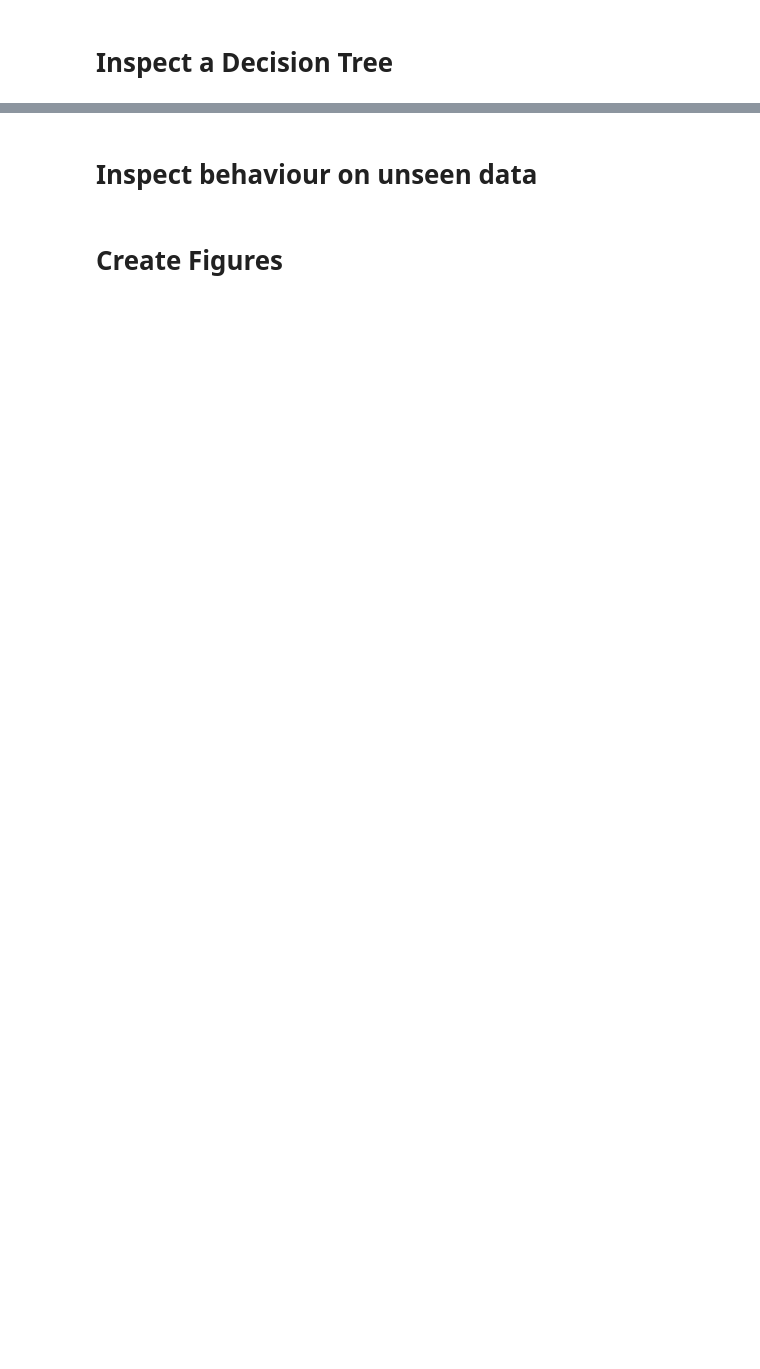
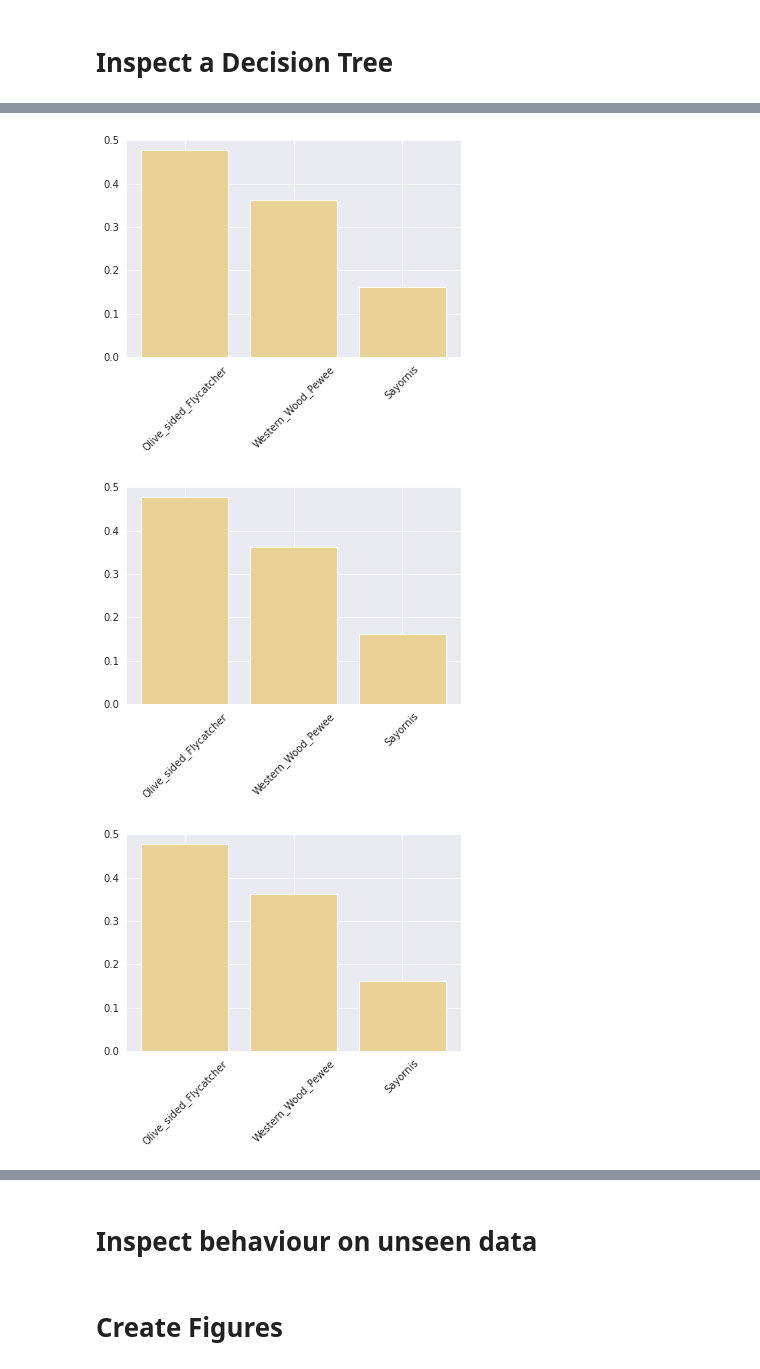
Before and after one commit to stefanwezel/urdtc, a Jupyter notebook: uRDTC.ipynb, the cells around one changed output, grey strips where cells are left out. Drawn from its saved outputs; the diff is of its cells as text; code cells hidden in the pictures; blank space fills up the shorter version.

```diff
--- a/uRDTC.ipynb
+++ b/uRDTC.ipynb
@@ -1535,7 +1535,7 @@ cnn_out_size = 2048
 
 # initiate the observer classifier model
 model = OC('xoc', len(classes), 'dropoutcnn', in_channels,
-            cnn_out_size, dataset, 2, 40, # 13 worked
+            cnn_out_size, dataset, 3, 40, # 13 worked
             attribute_size, attribute_mtx, attribute_coef,
             hidden_size, tau_initial=5,
             use_pretrained=False, shallow=False)
@@ -1598,9 +1598,9 @@ model.set_scheduler(scheduler)
 ##h
 # model.strategy = 'randRDTC'
 # model.strategy = 'remRDTC'
-# model.strategy = 'extRDTC'
+model.strategy = 'extRDTC'
 ##hook
-model.strategy = 'aRDTC'
+# model.strategy = 'aRDTC'
 # %% [markdown]
 ... and finally train the model!
 # %%
@@ -1631,8 +1618,8 @@ Saved best_agg model
 # %%
 in_channels, cnn_out_size, log_freq = get_dataset_config(dataset, 'cnn', 40 )
 # cnn_out_size=2048
-model.load_state_dict(torch.load(data_path + '/../log/aRDTC_best_agg.pth'))#,  map_location=lambda storage, loc: storage)
-model.cnn.load_state_dict(torch.load(data_path + '/../log/aRDTC_best_agg_vision_model.pth'))
+model.load_state_dict(torch.load(data_path + '/../log/extRDTC_best_agg.pth'))#,  map_location=lambda storage, loc: storage)
+model.cnn.load_state_dict(torch.load(data_path + '/../log/extRDTC_best_agg_vision_model.pth'))
 # model.train()
 # model.eval()
 # print(model.n_possible_states)
@@ -1692,0 +1677,13 @@ Accuracy (test), Top1: 76.49%, Top5: 91.56%
+# %%
+sns.set_style('darkgrid')
+
+for i, class_prob in enumerate(class_probs):
+    plt.bar(x = ['Olive_sided_Flycatcher','Western_Wood_Pewee','Sayornis'], height=np.array(class_prob), color='#EAD296')
+    plt.xticks(rotation=45)
+    plt.savefig(figure_path + 'zero_shot_class_uncertainty.pdf',bbox_inches='tight')
+
+    plt.show()
+# %% [output]
+[figure, added]
+[figure, added]
+[figure, added]
```
Also changed, not shown: parts of 6 cells of this notebook, 5 other files.
